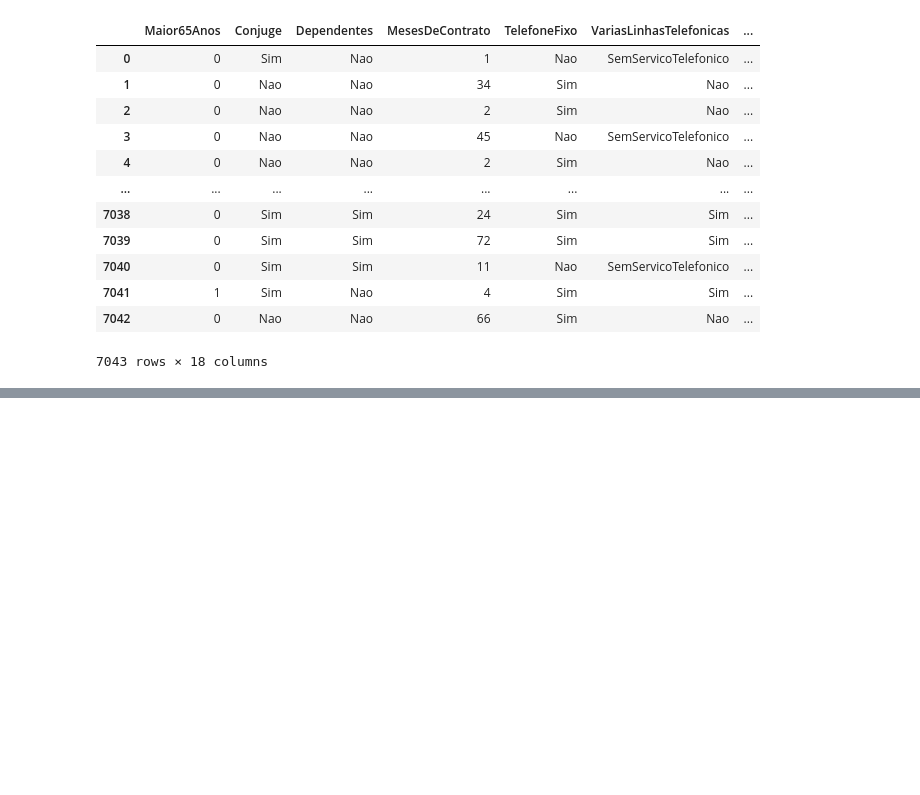
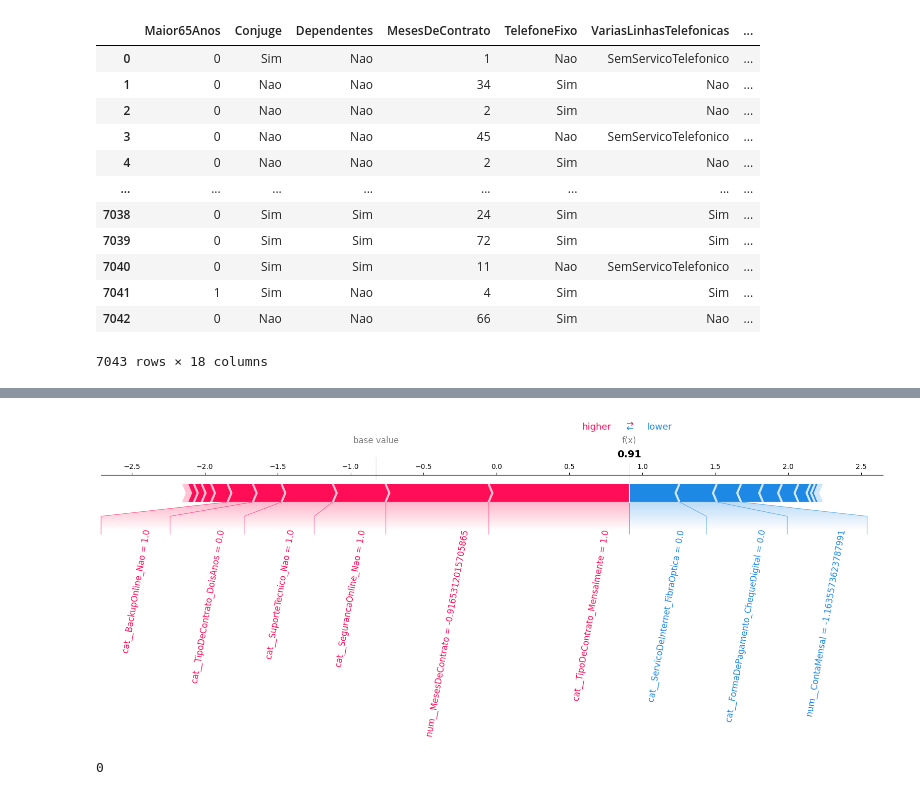
Before and after one commit to chzandonai/churn-detection, a Jupyter notebook: notebooks/Untitled.ipynb, the cells around one changed output, grey strips where cells are left out. Cells and saved outputs as stored; diff of their text form; code cells hidden in the pictures; blank space fills up the shorter version.

```diff
--- a/notebooks/Untitled.ipynb
+++ b/notebooks/Untitled.ipynb
@@ -413,0 +528,18 @@ GradientBoostingClassifier() NeighbourhoodCleaningRule(n_neighbors=5) ROC_AUC Sc
+# %%
+# X, y = shap.datasets.boston()
+# bst = xgboost.train({"learning_rate": 0.01}, xgboost.DMatrix(X, label=y), 100)
+
+# # explainer = shap.TreeExplainer(bst)
+# # shap_values = explainer.shap_values(X)
+
+shap.force_plot(
+    explainer.expected_value,
+    shap_values[1,:],
+    X[1,:],
+    matplotlib=True, feature_names=melhor_modelo['pre_process'].get_feature_names_out(), text_rotation=80 )
+# %% [output]
+[figure, added]
+# %%
+df_train.Churn[1]
+# %% [output]
+0
```
Also changed, not shown: parts of 29 cells of this notebook.
